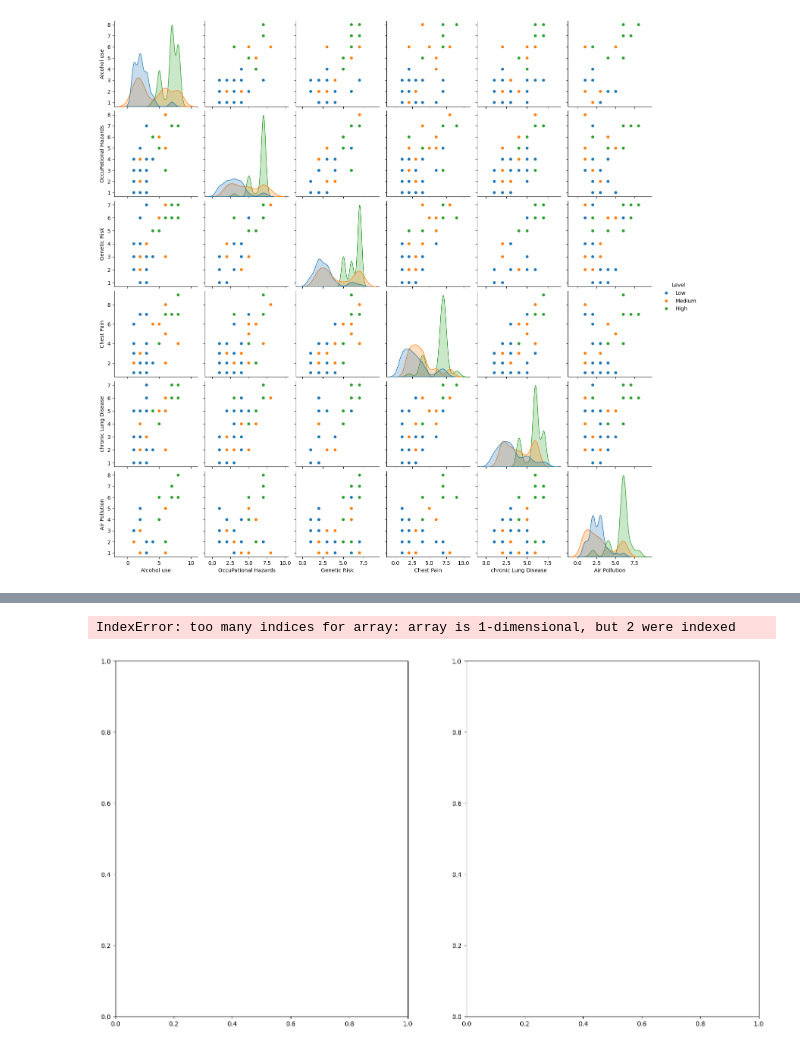
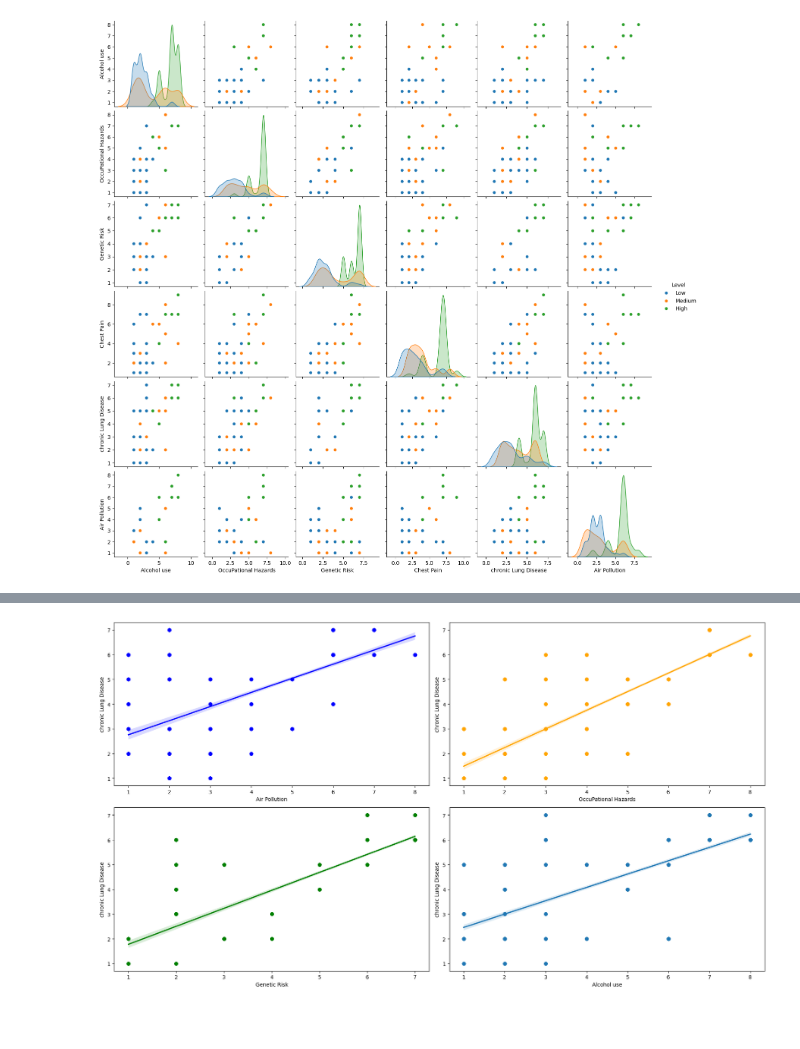
Before and after one commit to Danie110001001109192912/Cancer_prediction, a Jupyter notebook: lung_cancer_prediction.ipynb, the cells around one changed output, grey strips where cells are left out. Cells and saved outputs as stored; diff of their text form; code cells hidden in the pictures; blank space fills up the shorter version.

```diff
--- a/lung_cancer_prediction.ipynb
+++ b/lung_cancer_prediction.ipynb
@@ -137,13 +97,17 @@ plt.show()
 # %%
-fig, axes = plt.subplots(1, 2, figsize=(18, 10))
+fig, axes = plt.subplots(2, 2, figsize=(18, 10))
 
 
 
-sns.lmplot(ax=axes[0, 0], data = pasc, y = 'chronic Lung Disease', x = 'Air Pollution', hue = 'Level')
-# plt.title('Air Pollu0tion X Chronic Lung Disease \n\n')
+
+sns.regplot( ax=axes[0,0], data = pasc, y = 'chronic Lung Disease', x = 'Air Pollution', color = 'blue')
+sns.regplot( ax=axes[0,1], data = pasc, y = 'chronic Lung Disease', x = 'OccuPational Hazards',color='orange')
+sns.regplot( ax=axes[1,0], data = pasc, y = 'chronic Lung Disease', x = 'Genetic Risk', color='green')
+sns.regplot( ax=axes[1,1], data = pasc, y = 'chronic Lung Disease', x = 'Alcohol use')
 
 
-sns.lmplot(ax=axes[0, 1], data = pasc, y = 'chronic Lung Disease', x = 'OccuPational Hazards', hue = 'Level')
+plt.tight_layout()
+
+plt.show()
 # %% [output]
-IndexError: too many indices for array: array is 1-dimensional, but 2 were indexed
-[figure, old version]
+[figure, new version]
```
Also changed, not shown: parts of 5 cells of this notebook.
